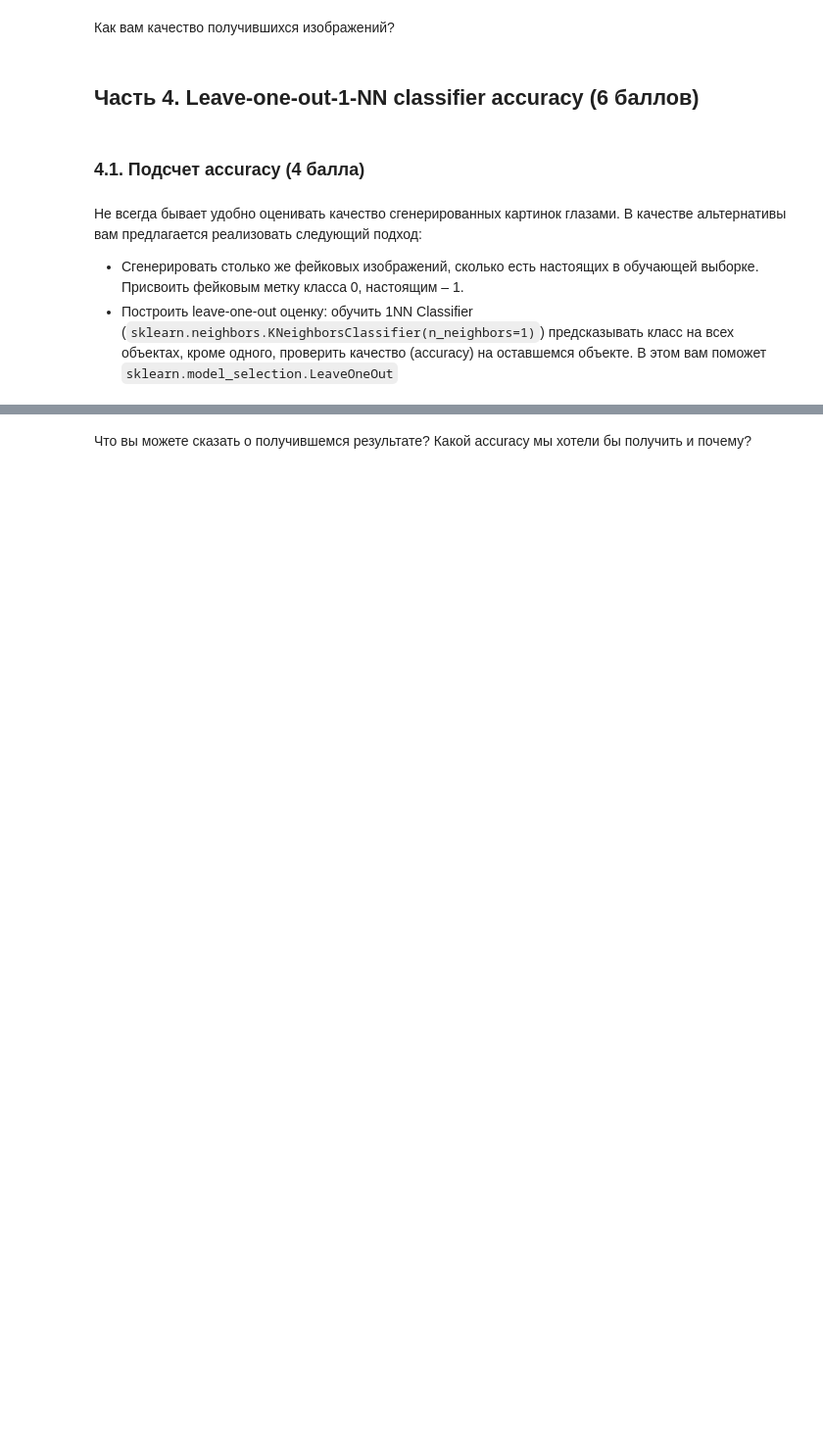
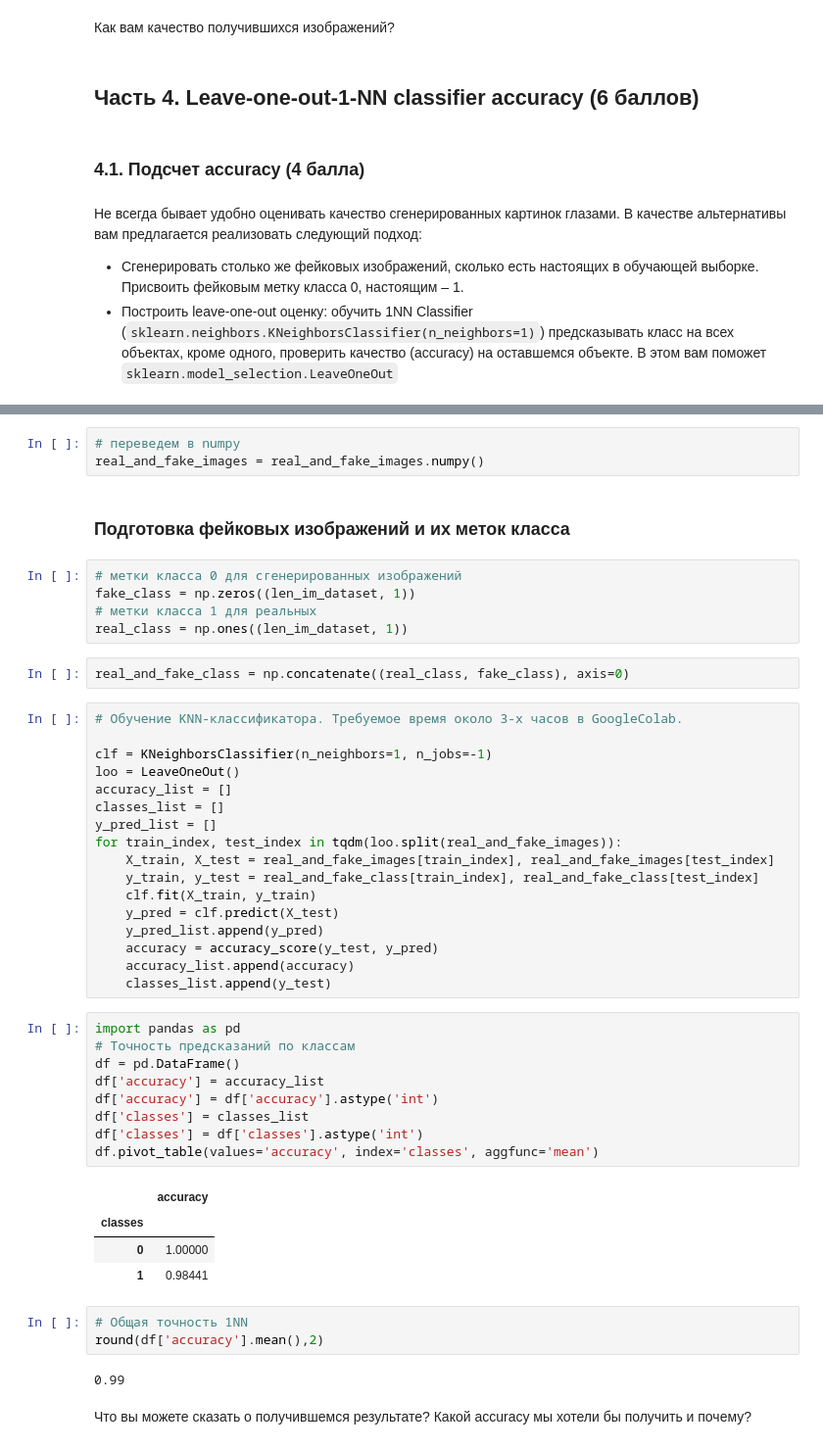
Before and after one commit to Nikc-mk/Deep_Learning_1, a Jupyter notebook: notebooks/[hw]gan.ipynb, the cells around one changed output, grey strips where cells are left out. Shown at 98% size. Drawn from its saved outputs; the diff is of its cells as text; blank space fills up the shorter version.

```diff
--- a/notebooks/[hw]gan.ipynb
+++ b/notebooks/[hw]gan.ipynb
@@ -382,2 +592,50 @@ show_images(fake_images)
+# %%
+# переведем в numpy
+real_and_fake_images = real_and_fake_images.numpy()
+# %% [markdown]
+### Подготовка фейковых изображений и их меток класса
+# %%
+# метки класса 0 для сгенерированных изображений
+fake_class = np.zeros((len_im_dataset, 1))
+# метки класса 1 для реальных
+real_class = np.ones((len_im_dataset, 1))
+# %%
+real_and_fake_class = np.concatenate((real_class, fake_class), axis=0)
+# %%
+# Обучение KNN-классификатора. Требуемое время около 3-х часов в GoogleColab.
+
+clf = KNeighborsClassifier(n_neighbors=1, n_jobs=-1)
+loo = LeaveOneOut()
+accuracy_list = []
+classes_list = []
+y_pred_list = []
+for train_index, test_index in tqdm(loo.split(real_and_fake_images)):
+    X_train, X_test = real_and_fake_images[train_index], real_and_fake_images[test_index]
+    y_train, y_test = real_and_fake_class[train_index], real_and_fake_class[test_index]
+    clf.fit(X_train, y_train)
+    y_pred = clf.predict(X_test)
+    y_pred_list.append(y_pred)
+    accuracy = accuracy_score(y_test, y_pred)
+    accuracy_list.append(accuracy)
+    classes_list.append(y_test)
+# %%
+import pandas as pd
+# Точность предсказаний по классам
+df = pd.DataFrame()
+df['accuracy'] = accuracy_list
+df['accuracy'] = df['accuracy'].astype('int')
+df['classes'] = classes_list
+df['classes'] = df['classes'].astype('int')
+df.pivot_table(values='accuracy', index='classes', aggfunc='mean')
+# %% [output]
+|  | accuracy |
+| classes |  |
+| 0 | 1.00000 |
+| 1 | 0.98441 |
+# %%
+# Общая точность 1NN
+round(df['accuracy'].mean(),2)
+# %% [output]
+0.99
 # %% [markdown]
 Что вы можете сказать о получившемся результате? Какой accuracy мы хотели бы получить и почему?
```
Also changed, not shown: parts of 31 cells of this notebook, 1 other file.
